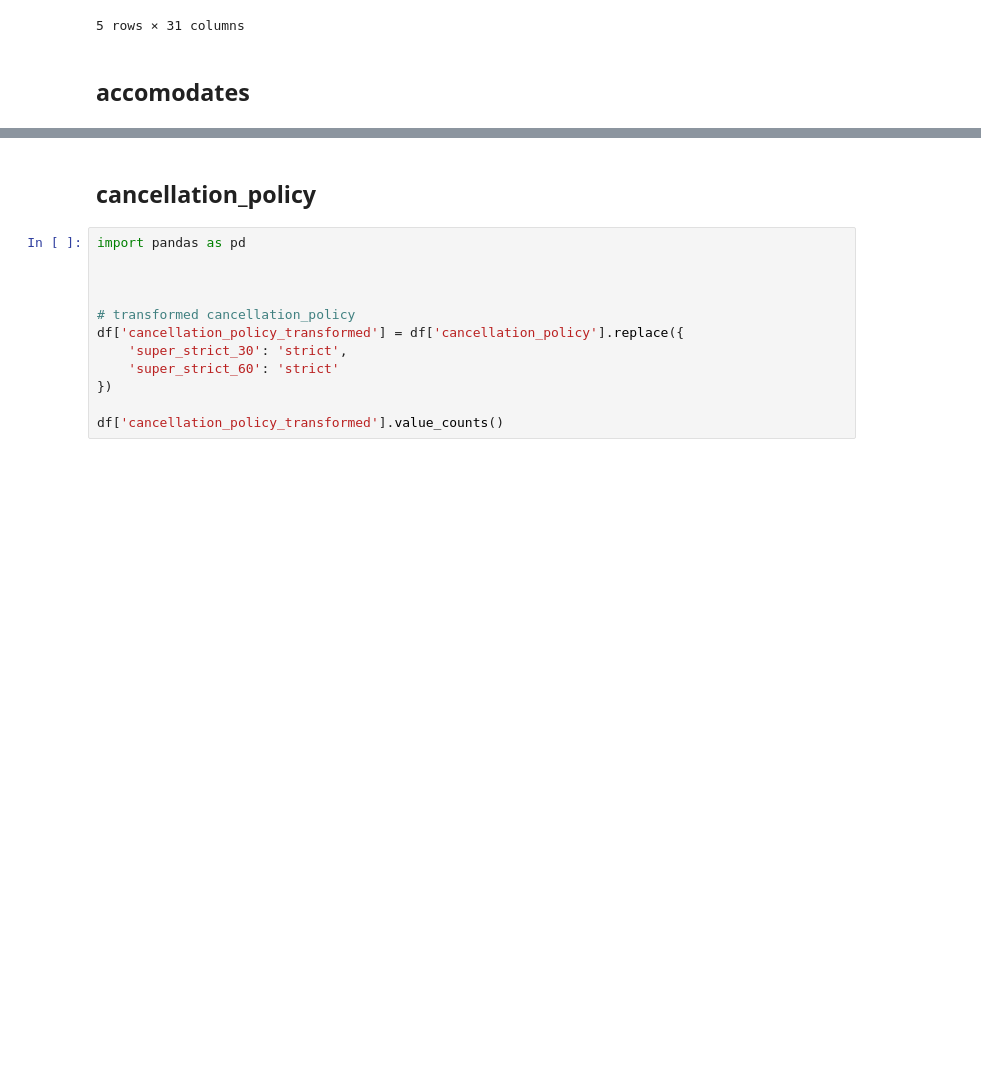
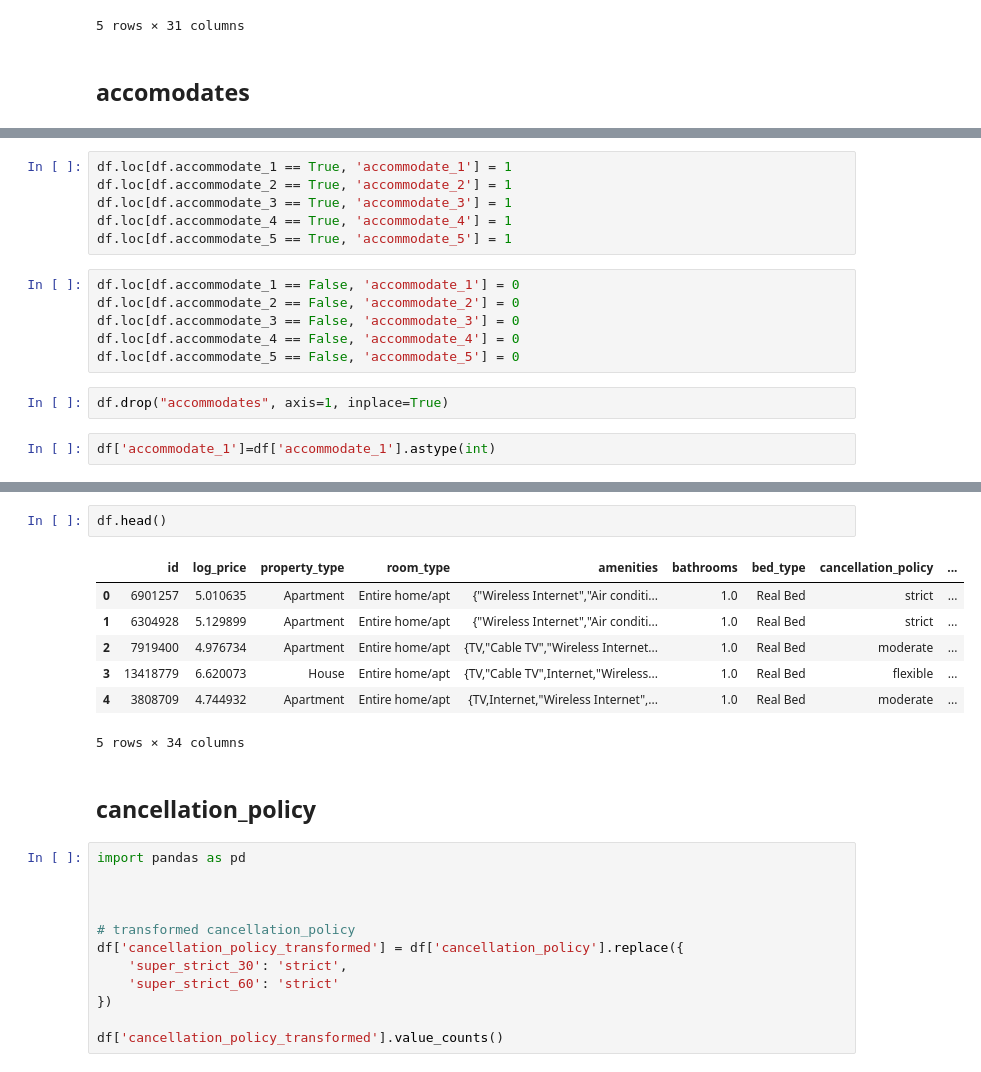
Before and after one commit to semasar/Final-Proje_Airbnb, a Jupyter notebook: data_preproccesing.ipynb, the cells around one changed output, grey strips where cells are left out. Drawn from its saved outputs; the diff is of its cells as text; blank space fills up the shorter version.

```diff
--- a/data_preproccesing.ipynb
+++ b/data_preproccesing.ipynb
@@ -1218,2 +1223,18 @@ df.rename(columns={'6+': 'accommodate_6+'}, inplace=True)
+# %%
+df.loc[df.accommodate_1 == True, 'accommodate_1'] = 1
+df.loc[df.accommodate_2 == True, 'accommodate_2'] = 1
+df.loc[df.accommodate_3 == True, 'accommodate_3'] = 1
+df.loc[df.accommodate_4 == True, 'accommodate_4'] = 1
+df.loc[df.accommodate_5 == True, 'accommodate_5'] = 1
+# %%
+df.loc[df.accommodate_1 == False, 'accommodate_1'] = 0
+df.loc[df.accommodate_2 == False, 'accommodate_2'] = 0
+df.loc[df.accommodate_3 == False, 'accommodate_3'] = 0
+df.loc[df.accommodate_4 == False, 'accommodate_4'] = 0
+df.loc[df.accommodate_5 == False, 'accommodate_5'] = 0
+# %%
+df.drop("accommodates", axis=1, inplace=True)
+# %%
+df['accommodate_1']=df['accommodate_1'].astype(int)
 # %%
 df['accommodate_1'].dtype
@@ -1220,3 +1243,13 @@ df['accommodate_1'].dtype
+# %%
+df.head()
+# %% [output]
+|  | id | log_price | property_type | room_type | amenities | bathrooms | bed_type | cancellation_policy | ... |
+| 0 | 6901257 | 5.010635 | Apartment | Entire home/apt | {"Wireless Internet","Air conditi... | 1.0 | Real Bed | strict | ... |
+| 1 | 6304928 | 5.129899 | Apartment | Entire home/apt | {"Wireless Internet","Air conditi... | 1.0 | Real Bed | strict | ... |
+| 2 | 7919400 | 4.976734 | Apartment | Entire home/apt | {TV,"Cable TV","Wireless Internet... | 1.0 | Real Bed | moderate | ... |
+| 3 | 13418779 | 6.620073 | House | Entire home/apt | {TV,"Cable TV",Internet,"Wireless... | 1.0 | Real Bed | flexible | ... |
+| 4 | 3808709 | 4.744932 | Apartment | Entire home/apt | {TV,Internet,"Wireless Internet",... | 1.0 | Real Bed | moderate | ... |
+5 rows × 34 columns
 # %% [markdown]
 ## cancellation_policy
 # %%
```
Also changed, not shown: parts of 7 cells of this notebook.
